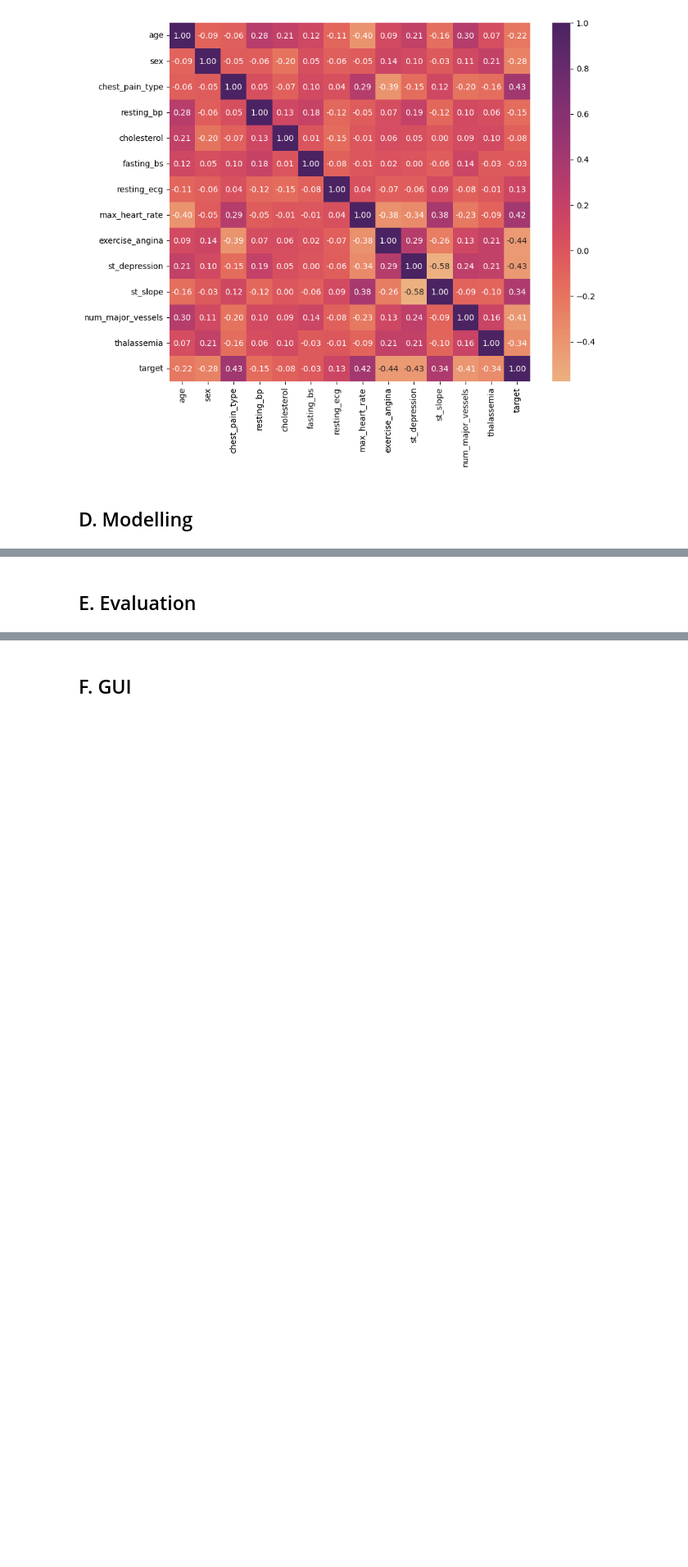
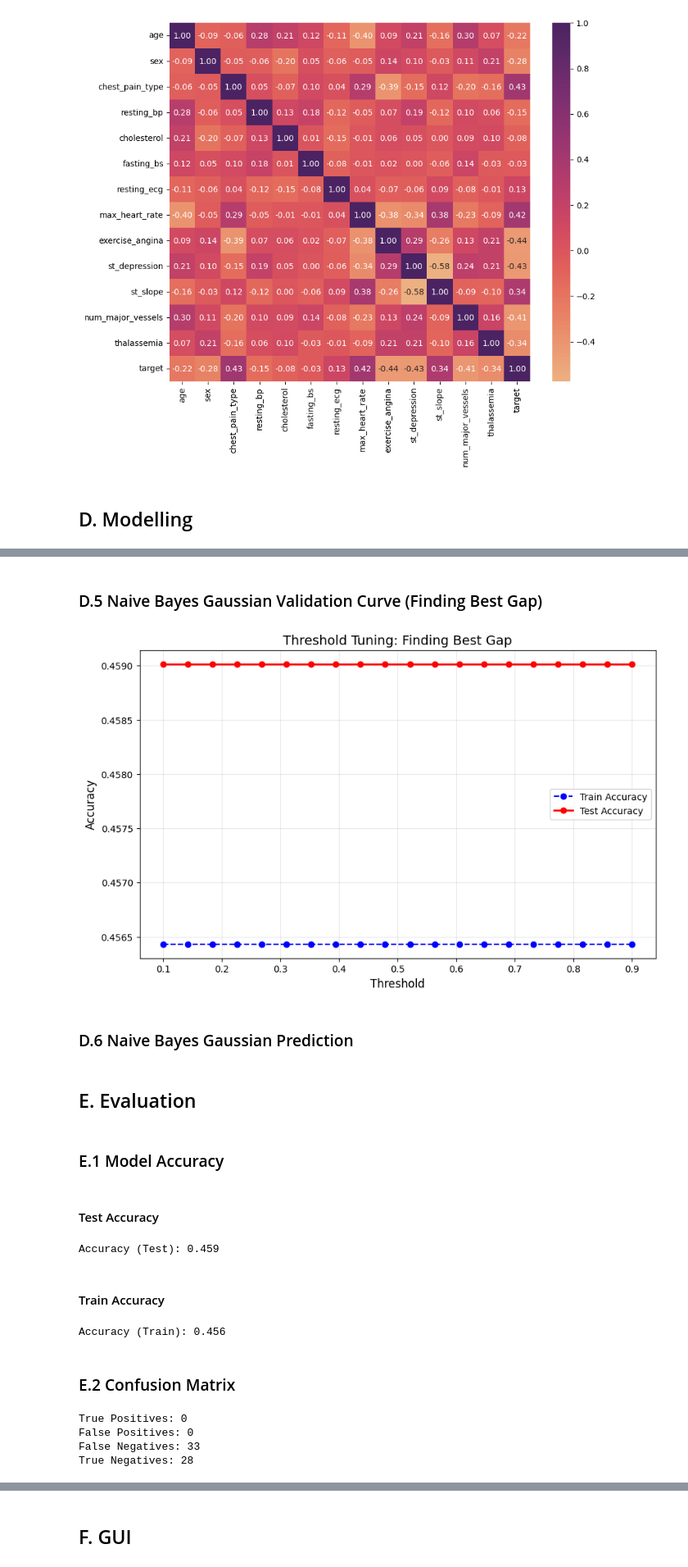
Before and after one commit to HablSank/1Day-1Dataset_MachineLearningProject, a Jupyter notebook: Day-13/Naive Bayes Gaussian (Heart Attack)/heart.ipynb, the cells around one changed output, grey strips where cells are left out. Shown at 82% size. Saved outputs shown, nothing was run; the diff lists cells and outputs as text; code cells hidden in the pictures; blank space fills up the shorter version.

```diff
--- a/Day-13/Naive Bayes Gaussian (Heart Attack)/heart.ipynb
+++ b/Day-13/Naive Bayes Gaussian (Heart Attack)/heart.ipynb
@@ -274,0 +414,41 @@ plt.show()
+# %% [markdown]
+### D.5 Naive Bayes Gaussian Validation Curve (Finding Best Gap)
+# %%
+thresholds = np.linspace(0.1, 0.9, 20) #  Threshold 10% - 90%
+train_accuracies = []
+test_accuracies = []
+
+# Train
+nbg = NaiveBayesGaussian()
+nbg.fit(X_train, y_train)
+
+# Take Probability
+probs_train = nbg.predict_proba(X_train)
+probs_test = nbg.predict_proba(X_test)
+
+for t in thresholds:
+    # Train Acc
+    pred_train = (probs_train >= t).astype(int)
+    acc_train = np.mean(pred_train == y_train.values)
+    train_accuracies.append(acc_train)
+
+    # Test Acc
+    pred_test = (probs_test >= t).astype(int)
+    acc_test = np.mean(pred_test == y_test.values)
+    test_accuracies.append(acc_test)
+
+# Plotting
+plt.figure(figsize=(10, 6))
+plt.plot(thresholds, train_accuracies, marker='o', linestyle='--', color='blue', label='Train Accuracy')
+plt.plot(thresholds, test_accuracies, marker='o', linewidth=2, color='red', label='Test Accuracy')
+
+plt.title('Threshold Tuning: Finding Best Gap', fontsize=14)
+plt.xlabel('Threshold', fontsize=12)
+plt.ylabel('Accuracy', fontsize=12)
+plt.grid(True, alpha=0.3)
+plt.legend()
+plt.show()
+# %% [output]
+[figure, added]
+# %% [markdown]
+### D.6 Naive Bayes Gaussian Prediction
@@ -275,2 +460,38 @@ plt.show()
 # %% [markdown]
 ## E. Evaluation
+# %% [markdown]
+### E.1 Model Accuracy
+# %% [markdown]
+#### Test Accuracy
+# %%
+test_accuracy = np.mean(test_predictions == y_test)
+print(f"Accuracy (Test): {test_accuracy:.3f}")
+# %% [output]
+Accuracy (Test): 0.459
+# %% [markdown]
+#### Train Accuracy
+# %%
+train_accuracy = np.mean(train_predictions == y_train.values)
+print(f"Accuracy (Train): {train_accuracy:.3f}")
+# %% [output]
+Accuracy (Train): 0.456
+# %% [markdown]
+### E.2 Confusion Matrix
+# %%
+pred_array = np.array(test_predictions)
+test_array = np.array(y_test)
+
+TP = np.sum((pred_array == 1) & (test_array == 1))
+FP = np.sum((pred_array == 1) & (test_array == 0))
+FN = np.sum((pred_array == 0) & (test_array == 1))
+TN = np.sum((pred_array == 0) & (test_array == 0))
+
+print(f"True Positives: {TP}")
+print(f"False Positives: {FP}")
+print(f"False Negatives: {FN}")
+print(f"True Negatives: {TN}")
+# %% [output]
+True Positives: 0
+False Positives: 0
+False Negatives: 33
+True Negatives: 28
```
Also changed, not shown: parts of 24 cells of this notebook.
